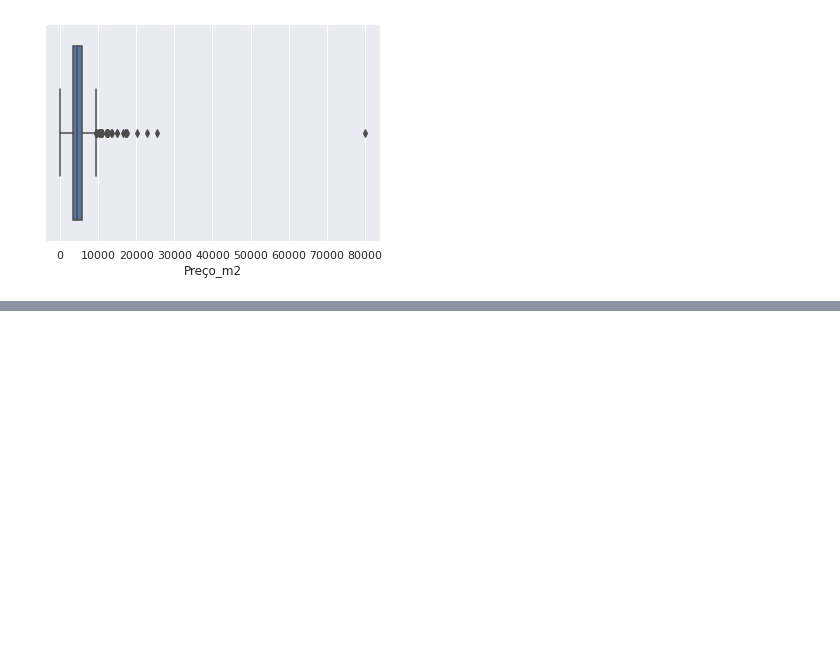
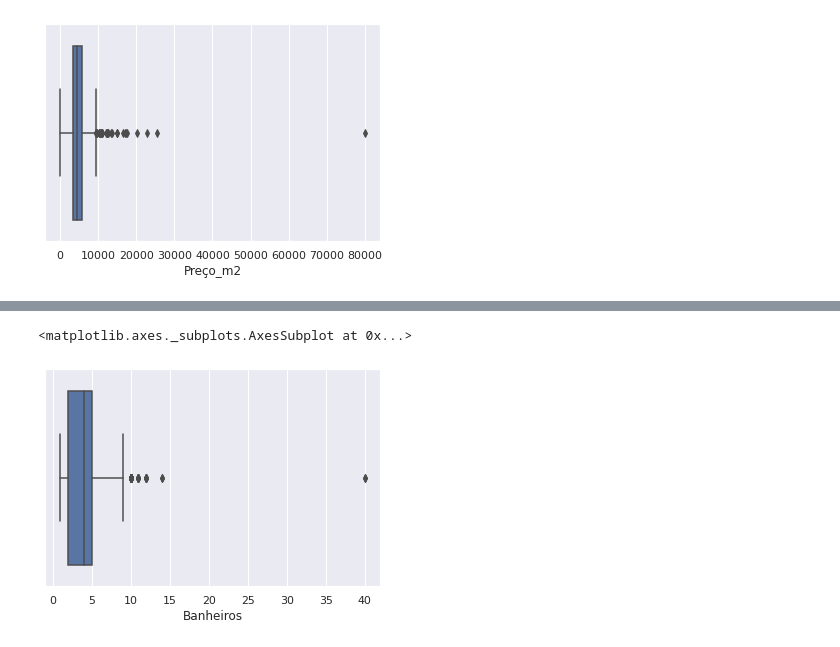
Before and after one commit to phenriquep00/imersao-dados-4, a Jupyter notebook: imersao_dados_4_02.ipynb, the cells around one changed output, grey strips where cells are left out. Cells and saved outputs as stored; diff of their text form; code cells hidden in the pictures; blank space fills up the shorter version.

```diff
--- a/imersao_dados_4_02.ipynb
+++ b/imersao_dados_4_02.ipynb
@@ -538,0 +544,5 @@ sns.boxplot(data=df_preco_m2, x='Preço_m2')
+# %%
+sns.boxplot(data=data_filtered, x='Banheiros')
+# %% [output]
+<matplotlib.axes._subplots.AxesSubplot at 0x...>
+[figure, added]
```
Also changed, not shown: parts of 2 cells of this notebook.
